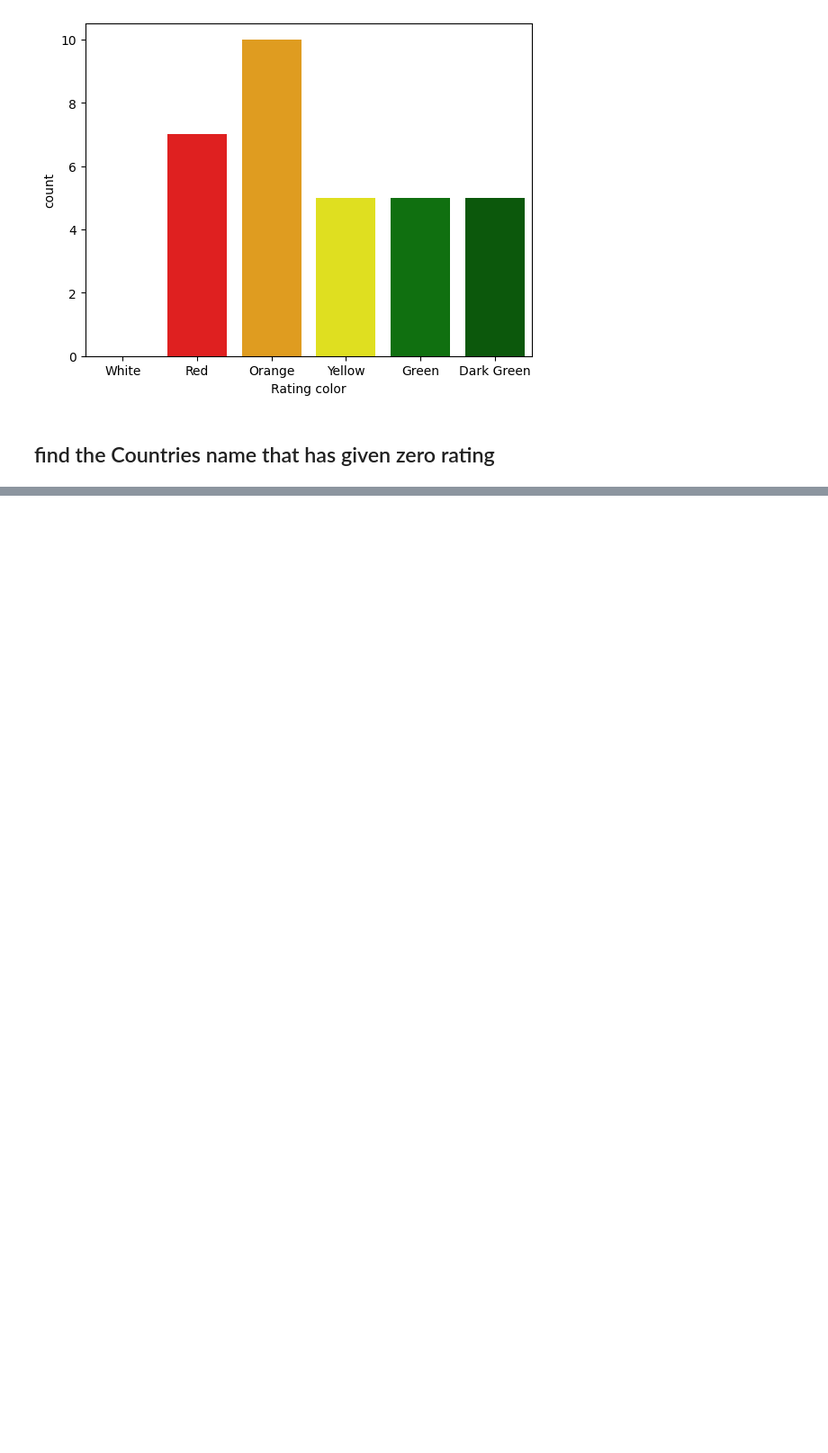
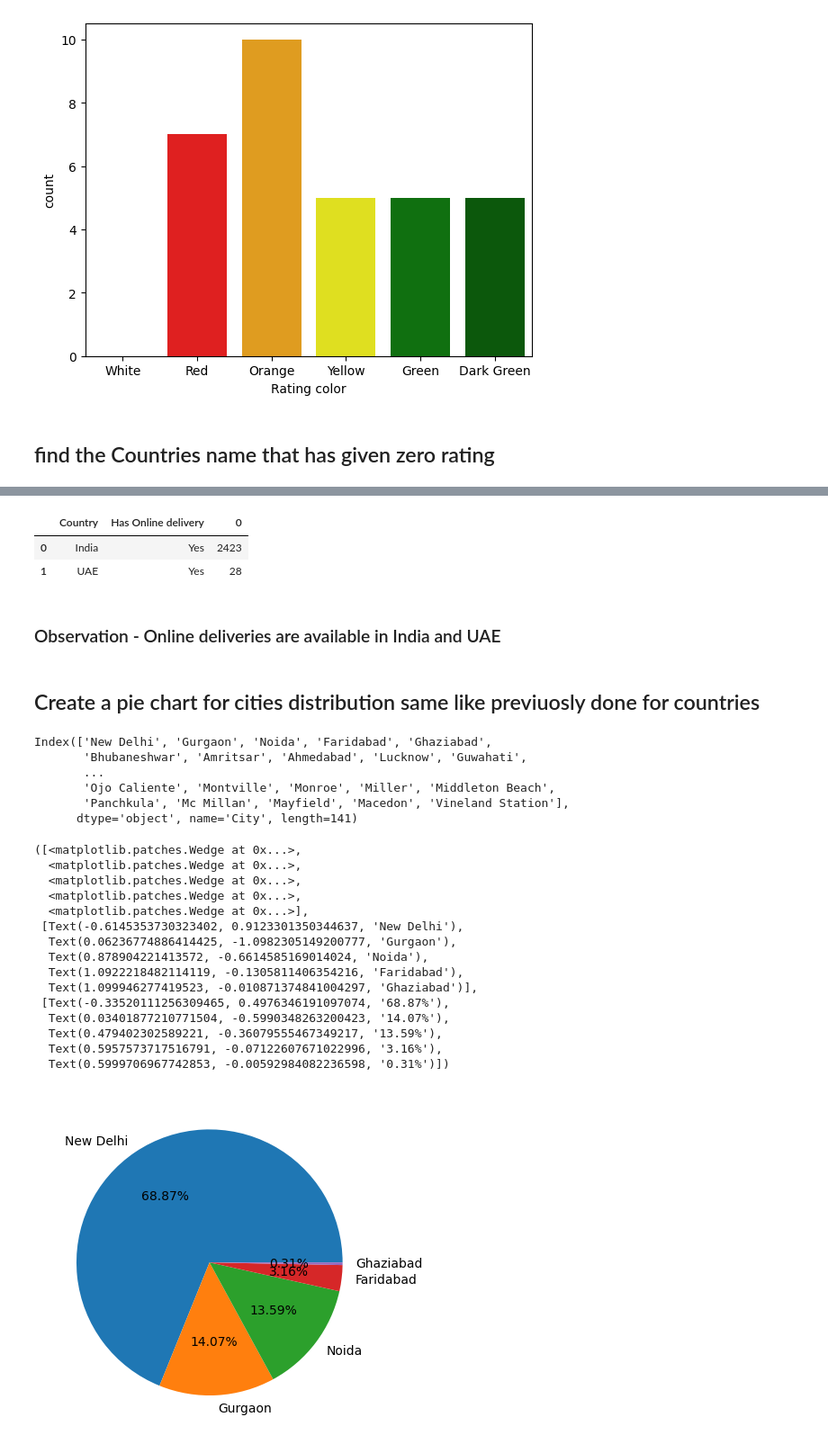
Before and after one commit to shiva-coding-dev/Machine-Learning-Basics, a Jupyter notebook: Exploratory Data Analysis/zomato.ipynb, the cells around one changed output, grey strips where cells are left out. Shown: that part at 90% size. Cells and saved outputs as stored; diff of their text form; code cells hidden in the pictures; blank space fills up the shorter version.

```diff
--- a/Exploratory Data Analysis/zomato.ipynb
+++ b/Exploratory Data Analysis/zomato.ipynb
@@ -256,0 +280,41 @@ Passing `palette` without assigning `hue` is deprecated and will be removed in v
+# %%
+# countries which have online deliveries
+final_df[final_df['Has Online delivery']=='Yes'].groupby(['Country' , 'Has Online delivery']).size().reset_index()
+# %% [output]
+|  | Country | Has Online delivery | 0 |
+| 0 | India | Yes | 2423 |
+| 1 | UAE | Yes | 28 |
+# %% [markdown]
+### Observation - Online deliveries are available in India and UAE
+# %% [markdown]
+## Create a pie chart for cities distribution same like previuosly done for countries
+# %%
+final_df.City.value_counts().index
+# %% [output]
+Index(['New Delhi', 'Gurgaon', 'Noida', 'Faridabad', 'Ghaziabad',
+       'Bhubaneshwar', 'Amritsar', 'Ahmedabad', 'Lucknow', 'Guwahati',
+       ...
+       'Ojo Caliente', 'Montville', 'Monroe', 'Miller', 'Middleton Beach',
+       'Panchkula', 'Mc Millan', 'Mayfield', 'Macedon', 'Vineland Station'],
+      dtype='object', name='City', length=141)
+# %%
+city_values = final_df.City.value_counts().values
+city_names = final_df.City.value_counts().index
+plt.pie(city_values[:5] , labels=city_names[:5], autopct='%1.2f%%')
+# %% [output]
+([<matplotlib.patches.Wedge at 0x...>,
+  <matplotlib.patches.Wedge at 0x...>,
+  <matplotlib.patches.Wedge at 0x...>,
+  <matplotlib.patches.Wedge at 0x...>,
+  <matplotlib.patches.Wedge at 0x...>],
+ [Text(-0.6145353730323402, 0.9123301350344637, 'New Delhi'),
+  Text(0.06236774886414425, -1.0982305149200777, 'Gurgaon'),
+  Text(0.878904221413572, -0.6614585169014024, 'Noida'),
+  Text(1.0922218482114119, -0.1305811406354216, 'Faridabad'),
+  Text(1.099946277419523, -0.010871374841004297, 'Ghaziabad')],
+ [Text(-0.33520111256309465, 0.4976346191097074, '68.87%'),
+  Text(0.03401877210771504, -0.5990348263200423, '14.07%'),
+  Text(0.479402302589221, -0.36079555467349217, '13.59%'),
+  Text(0.5957573717516791, -0.07122607671022996, '3.16%'),
+  Text(0.5999706967742853, -0.00592984082236598, '0.31%')])
+[figure, added]
```
Also changed, not shown: parts of 11 cells of this notebook.
